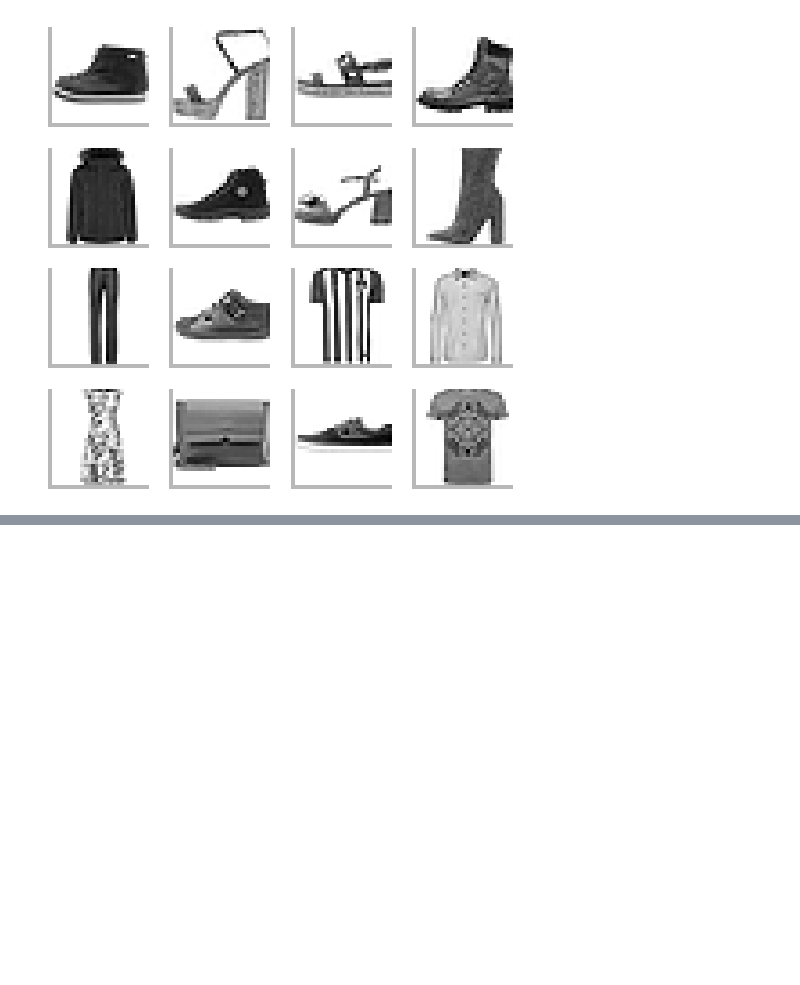
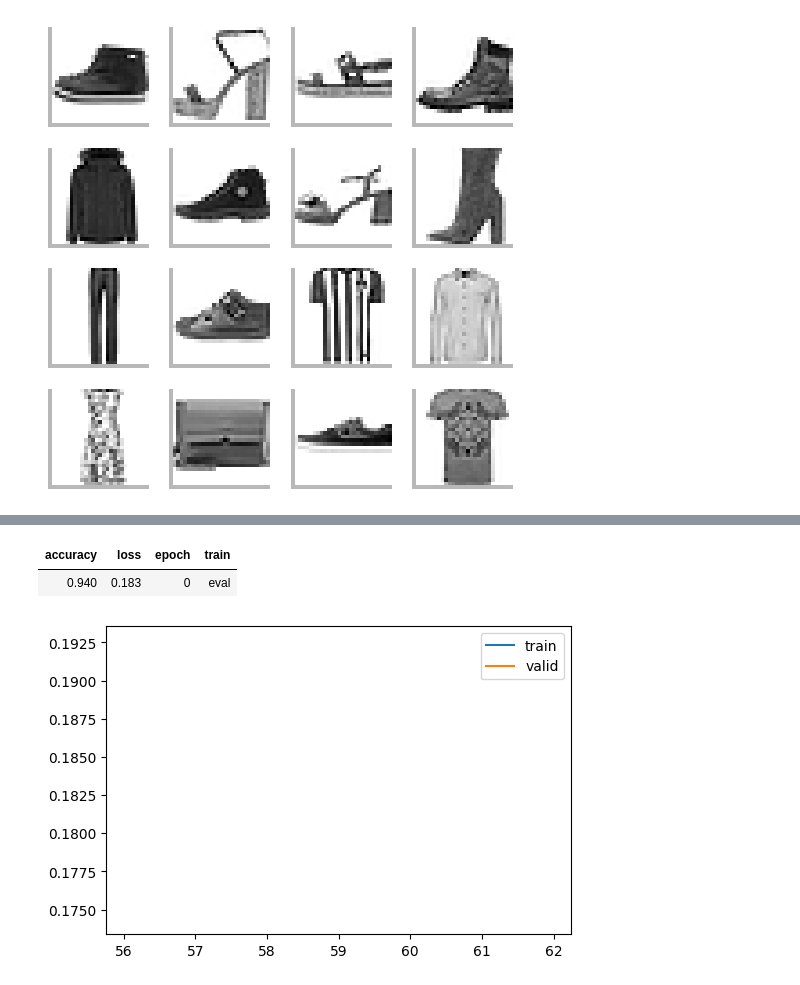
Before and after one commit to satani99/fastai_22_2, a Jupyter notebook: augmentation.ipynb, the cells around one changed output, grey strips where cells are left out. Cells and saved outputs as stored; diff of their text form; code cells hidden in the pictures; blank space fills up the shorter version.

```diff
--- a/augmentation.ipynb
+++ b/augmentation.ipynb
@@ -314,0 +373,6 @@ def show_image_batch(self:Learner, max_n=9, cbs=None, **kwargs):
+# %%
+ap1, at = learn.capture_preds()
+# %% [output]
+| accuracy | loss | epoch | train |
+| 0.940 | 0.183 | 0 | eval |
+[figure, added]
```
Also changed, not shown: parts of 11 cells of this notebook.
